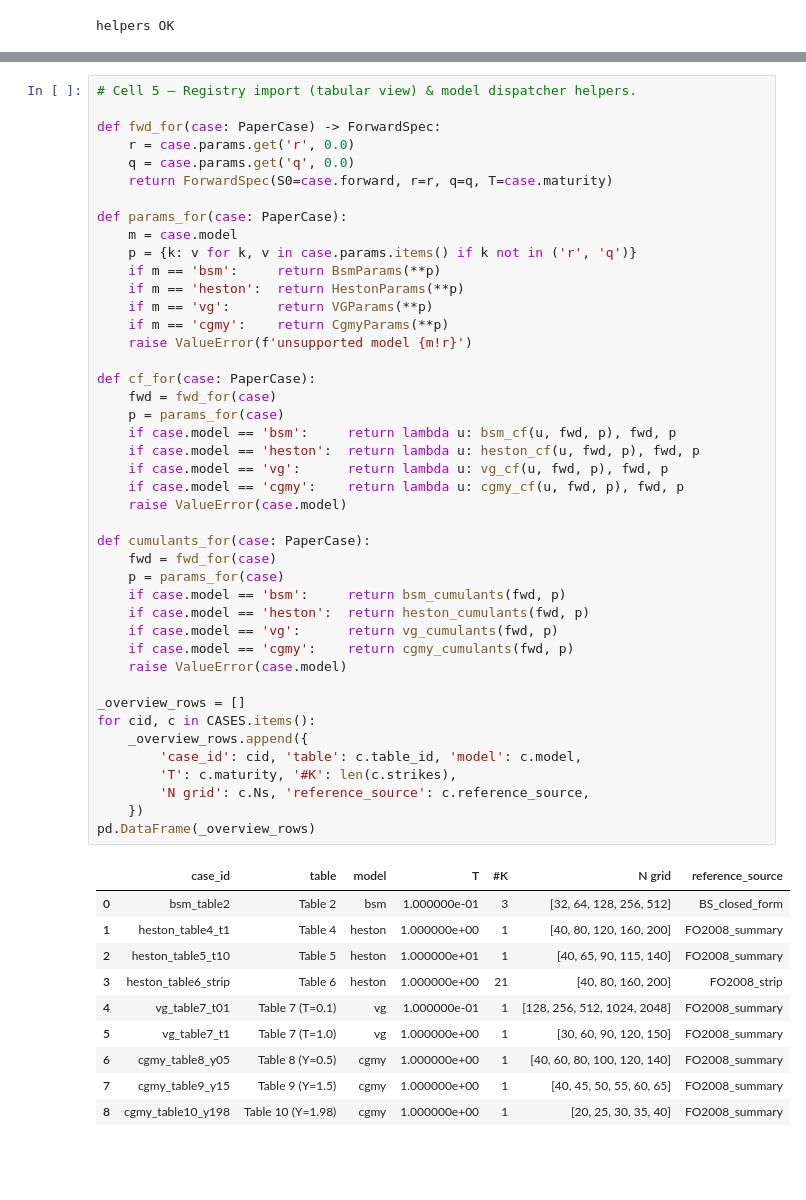
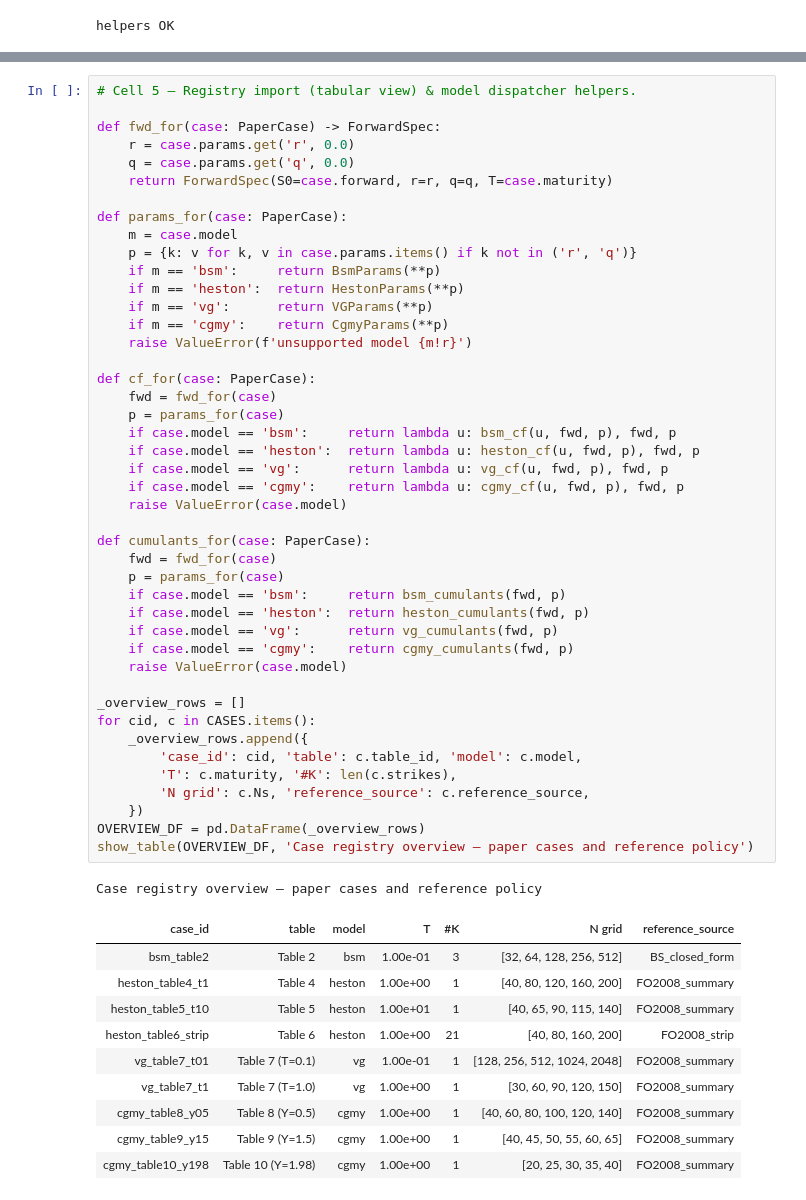
Before and after one commit to nl2992/fourier-option-pricer, a Jupyter notebook: notebooks/cosPaper_Replication.ipynb, the cells around one changed output, grey strips where cells are left out. Drawn from its saved outputs; the diff is of its cells as text; blank space fills up the shorter version.

```diff
--- a/notebooks/cosPaper_Replication.ipynb
+++ b/notebooks/cosPaper_Replication.ipynb
@@ -181,43 +297,45 @@ def params_for(case: PaperCase):
     if m == 'vg':      return VGParams(**p)
     if m == 'cgmy':    return CgmyParams(**p)
     raise ValueError(f'unsupported model {m!r}')
 
 def cf_for(case: PaperCase):
     fwd = fwd_for(case)
     p = params_for(case)
     if case.model == 'bsm':     return lambda u: bsm_cf(u, fwd, p), fwd, p
     if case.model == 'heston':  return lambda u: heston_cf(u, fwd, p), fwd, p
     if case.model == 'vg':      return lambda u: vg_cf(u, fwd, p), fwd, p
     if case.model == 'cgmy':    return lambda u: cgmy_cf(u, fwd, p), fwd, p
     raise ValueError(case.model)
 
 def cumulants_for(case: PaperCase):
     fwd = fwd_for(case)
     p = params_for(case)
     if case.model == 'bsm':     return bsm_cumulants(fwd, p)
     if case.model == 'heston':  return heston_cumulants(fwd, p)
     if case.model == 'vg':      return vg_cumulants(fwd, p)
     if case.model == 'cgmy':    return cgmy_cumulants(fwd, p)
     raise ValueError(case.model)
 
 _overview_rows = []
 for cid, c in CASES.items():
     _overview_rows.append({
         'case_id': cid, 'table': c.table_id, 'model': c.model,
         'T': c.maturity, '#K': len(c.strikes),
         'N grid': c.Ns, 'reference_source': c.reference_source,
     })
-pd.DataFrame(_overview_rows)
+OVERVIEW_DF = pd.DataFrame(_overview_rows)
+show_table(OVERVIEW_DF, 'Case registry overview — paper cases and reference policy')
 # %% [output]
+Case registry overview — paper cases and reference policy
-|  | case_id | table | model | T | #K | N grid | reference_source |
-| 0 | bsm_table2 | Table 2 | bsm | 1.000000e-01 | 3 | [32, 64, 128, 256, 512] | BS_closed_form |
-| 1 | heston_table4_t1 | Table 4 | heston | 1.000000e+00 | 1 | [40, 80, 120, 160, 200] | FO2008_summary |
-| 2 | heston_table5_t10 | Table 5 | heston | 1.000000e+01 | 1 | [40, 65, 90, 115, 140] | FO2008_summary |
-| 3 | heston_table6_strip | Table 6 | heston | 1.000000e+00 | 21 | [40, 80, 160, 200] | FO2008_strip |
-| 4 | vg_table7_t01 | Table 7 (T=0.1) | vg | 1.000000e-01 | 1 | [128, 256, 512, 1024, 2048] | FO2008_summary |
-| 5 | vg_table7_t1 | Table 7 (T=1.0) | vg | 1.000000e+00 | 1 | [30, 60, 90, 120, 150] | FO2008_summary |
-| 6 | cgmy_table8_y05 | Table 8 (Y=0.5) | cgmy | 1.000000e+00 | 1 | [40, 60, 80, 100, 120, 140] | FO2008_summary |
-| 7 | cgmy_table9_y15 | Table 9 (Y=1.5) | cgmy | 1.000000e+00 | 1 | [40, 45, 50, 55, 60, 65] | FO2008_summary |
-| 8 | cgmy_table10_y198 | Table 10 (Y=1.98) | cgmy | 1.000000e+00 | 1 | [20, 25, 30, 35, 40] | FO2008_summary |
+| case_id | table | model | T | #K | N grid | reference_source |
+| bsm_table2 | Table 2 | bsm | 1.00e-01 | 3 | [32, 64, 128, 256, 512] | BS_closed_form |
+| heston_table4_t1 | Table 4 | heston | 1.00e+00 | 1 | [40, 80, 120, 160, 200] | FO2008_summary |
+| heston_table5_t10 | Table 5 | heston | 1.00e+01 | 1 | [40, 65, 90, 115, 140] | FO2008_summary |
+| heston_table6_strip | Table 6 | heston | 1.00e+00 | 21 | [40, 80, 160, 200] | FO2008_strip |
+| vg_table7_t01 | Table 7 (T=0.1) | vg | 1.00e-01 | 1 | [128, 256, 512, 1024, 2048] | FO2008_summary |
+| vg_table7_t1 | Table 7 (T=1.0) | vg | 1.00e+00 | 1 | [30, 60, 90, 120, 150] | FO2008_summary |
+| cgmy_table8_y05 | Table 8 (Y=0.5) | cgmy | 1.00e+00 | 1 | [40, 60, 80, 100, 120, 140] | FO2008_summary |
+| cgmy_table9_y15 | Table 9 (Y=1.5) | cgmy | 1.00e+00 | 1 | [40, 45, 50, 55, 60, 65] | FO2008_summary |
+| cgmy_table10_y198 | Table 10 (Y=1.98) | cgmy | 1.00e+00 | 1 | [20, 25, 30, 35, 40] | FO2008_summary |
 # %% [markdown]
 <!-- fo2008-report-section -->
```
Also changed, not shown: parts of 29 cells of this notebook, 56 other files.
